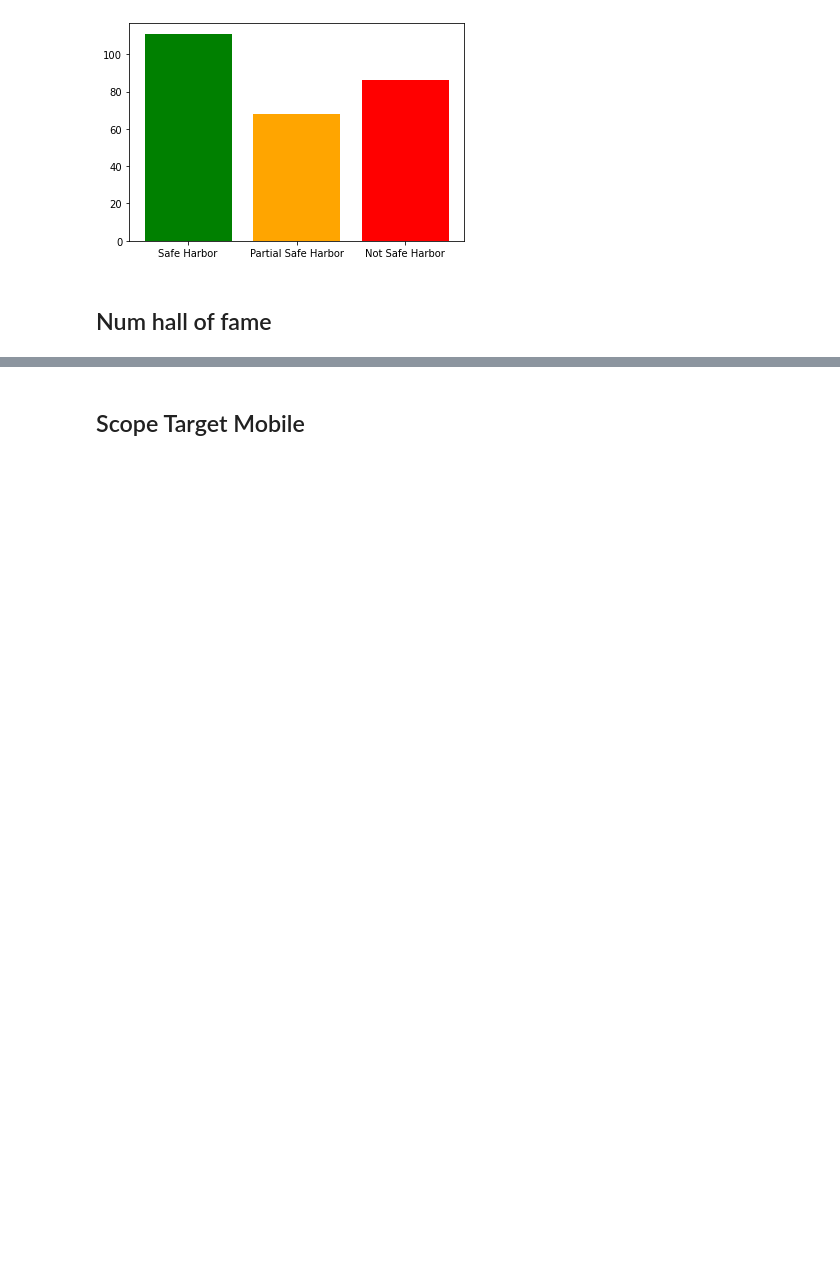
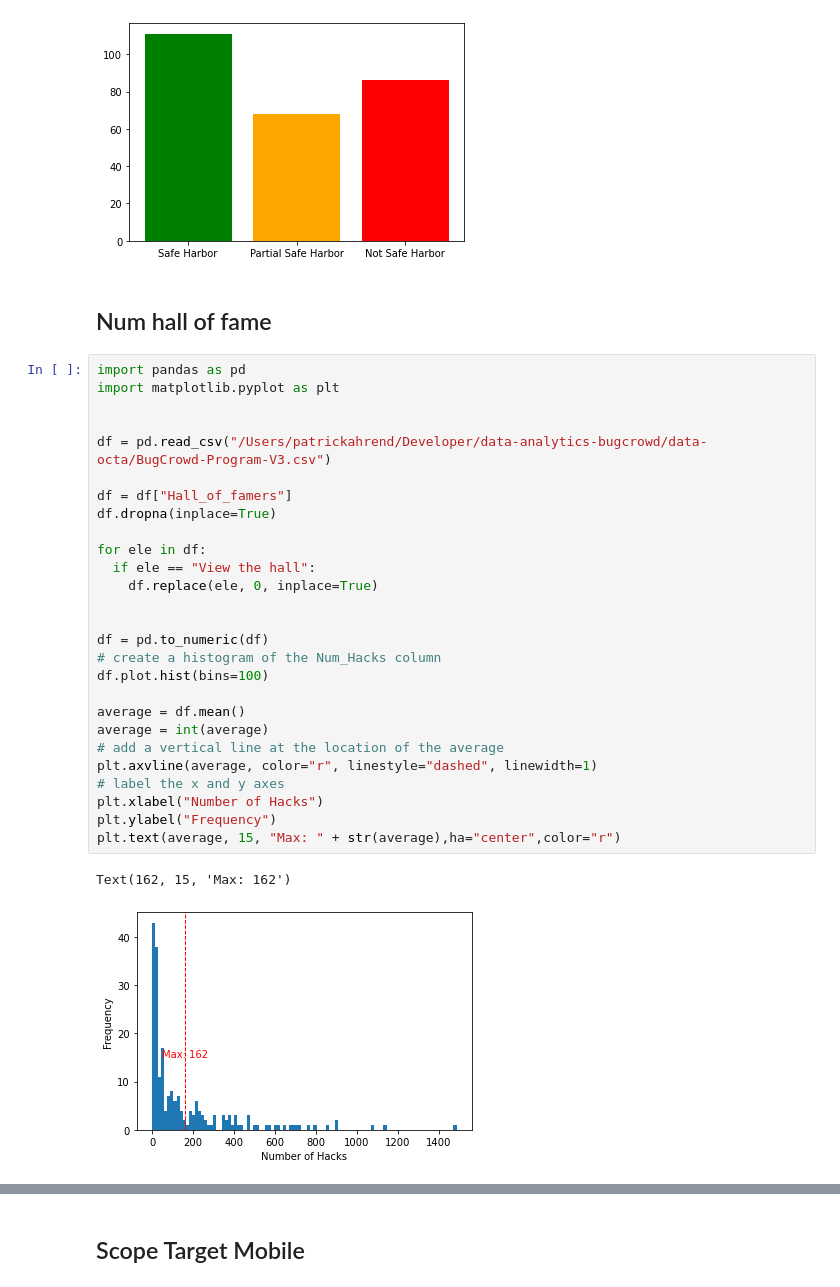
Before and after one commit to patrickahrend/data-analytics-bugcrowd, a Jupyter notebook: src/analytics_notebook.ipynb, the cells around one changed output, grey strips where cells are left out. Cells and saved outputs as stored; diff of their text form; blank space fills up the shorter version.

```diff
--- a/src/analytics_notebook.ipynb
+++ b/src/analytics_notebook.ipynb
@@ -221,3 +221,33 @@ Not Safe Harbor: 86
 [figure]
 # %% [markdown]
 ## Num hall of fame
+# %%
+import pandas as pd
+import matplotlib.pyplot as plt
+
+
+df = pd.read_csv("/Users/patrickahrend/Developer/data-analytics-bugcrowd/data-octa/BugCrowd-Program-V3.csv")
+
+df = df["Hall_of_famers"]
+df.dropna(inplace=True)
+
+for ele in df:
+  if ele == "View the hall":
+    df.replace(ele, 0, inplace=True)
+
+
+df = pd.to_numeric(df)
+# create a histogram of the Num_Hacks column
+df.plot.hist(bins=100)
+
+average = df.mean()
+average = int(average)
+# add a vertical line at the location of the average
+plt.axvline(average, color="r", linestyle="dashed", linewidth=1)
+# label the x and y axes
+plt.xlabel("Number of Hacks")
+plt.ylabel("Frequency")
+plt.text(average, 15, "Max: " + str(average),ha="center",color="r")
+# %% [output]
+Text(162, 15, 'Max: 162')
+[figure, added]
```
Also changed, not shown: parts of 2 cells of this notebook.
